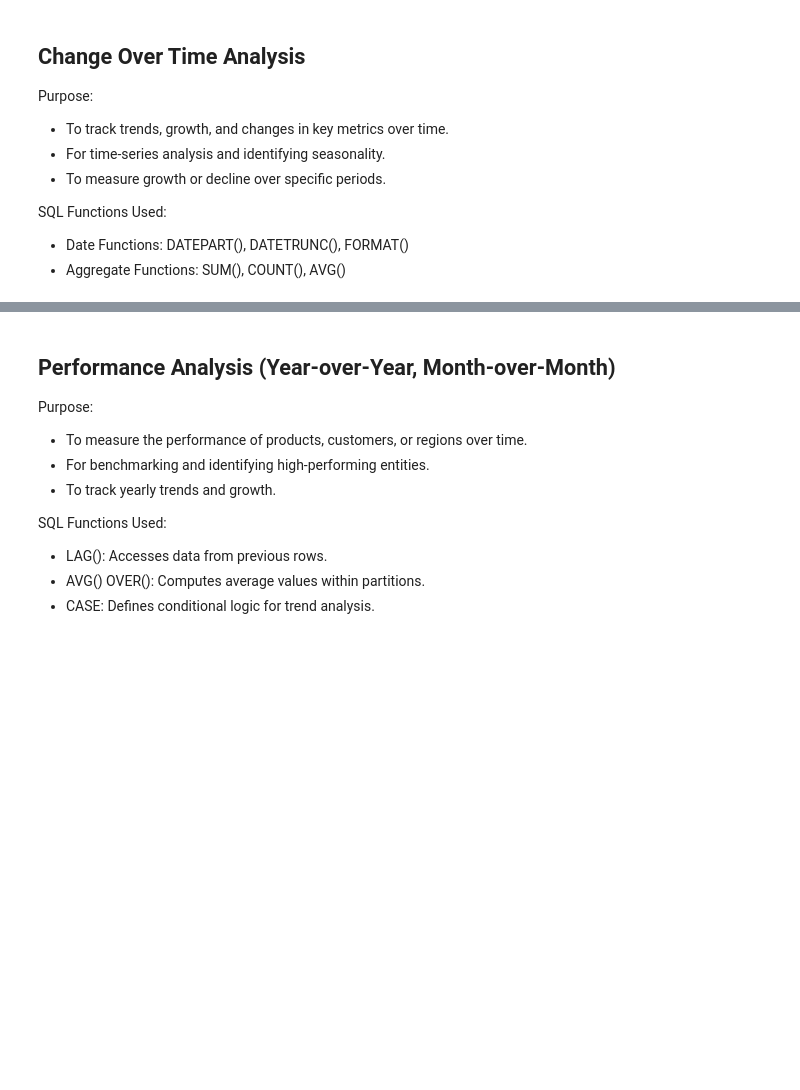
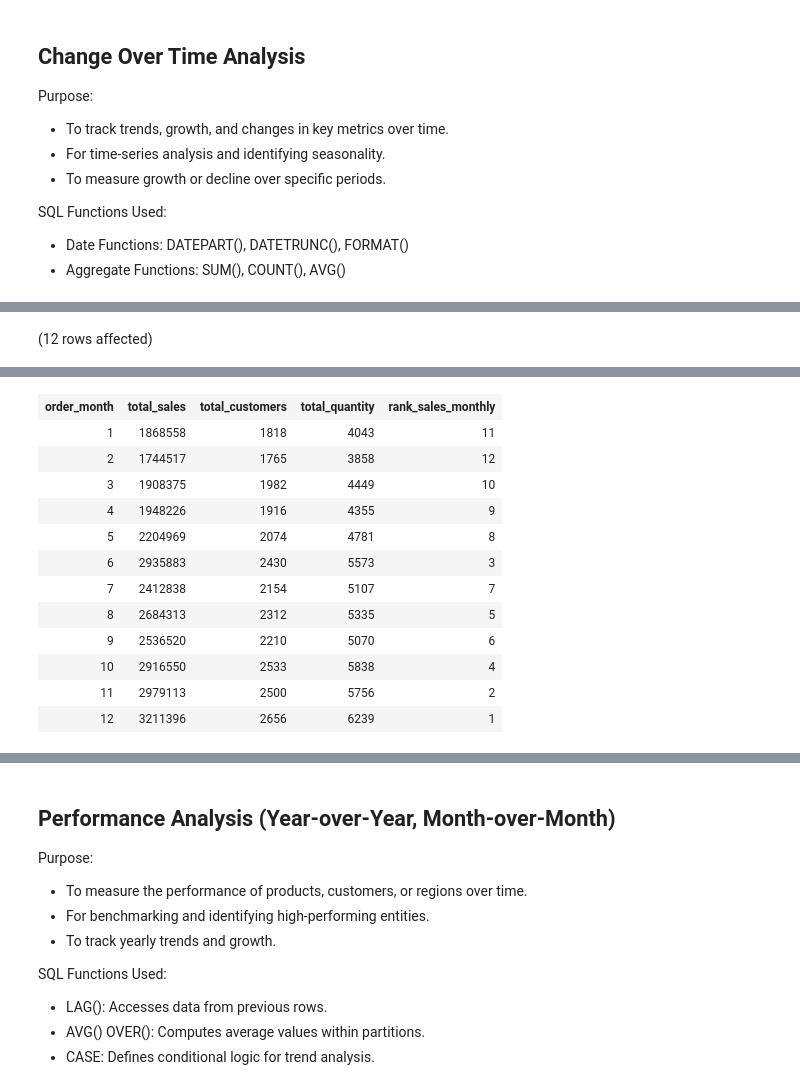
Before and after one commit to Ali-Ghafarian/sql-project-warehouse-and-analytics, a Jupyter notebook: eda_data_analysis/eda.ipynb, the cells around one changed output, grey strips where cells are left out. Cells and saved outputs as stored; diff of their text form; code cells hidden in the pictures; blank space fills up the shorter version.

```diff
--- a/eda_data_analysis/eda.ipynb
+++ b/eda_data_analysis/eda.ipynb
@@ -586,0 +615,18 @@ SQL Functions Used:
+# %%
+-- Analyse sales performance over time monthly
+SELECT
+    MONTH(order_date) AS order_month,
+    SUM(sales_amount) AS total_sales,
+    COUNT(DISTINCT customer_key) AS total_customers,
+    SUM(quantity) AS total_quantity,
+    Rank() OVER (ORDER BY SUM(sales_amount) DESC) AS rank_sales_monthly
+FROM gold.fact_sales
+WHERE order_date IS NOT NULL
+GROUP BY  MONTH(order_date)
+ORDER BY MONTH(order_date);
+
+-- We can see the seasonality here
+-- Towards the end of year, sales picks up probably due to christmas
+-- And winter being the slowest season
+# %% [output]
+(12 rows affected)
@@ -587 +634,14 @@ SQL Functions Used:
+| order_month | total_sales | total_customers | total_quantity | rank_sales_monthly |
+| 1 | 1868558 | 1818 | 4043 | 11 |
+| 2 | 1744517 | 1765 | 3858 | 12 |
+| 3 | 1908375 | 1982 | 4449 | 10 |
+| 4 | 1948226 | 1916 | 4355 | 9 |
+| 5 | 2204969 | 2074 | 4781 | 8 |
+| 6 | 2935883 | 2430 | 5573 | 3 |
+| 7 | 2412838 | 2154 | 5107 | 7 |
+| 8 | 2684313 | 2312 | 5335 | 5 |
+| 9 | 2536520 | 2210 | 5070 | 6 |
+| 10 | 2916550 | 2533 | 5838 | 4 |
+| 11 | 2979113 | 2500 | 5756 | 2 |
+| 12 | 3211396 | 2656 | 6239 | 1 |
 # %%
```
Also changed, not shown: parts of 20 cells of this notebook.
